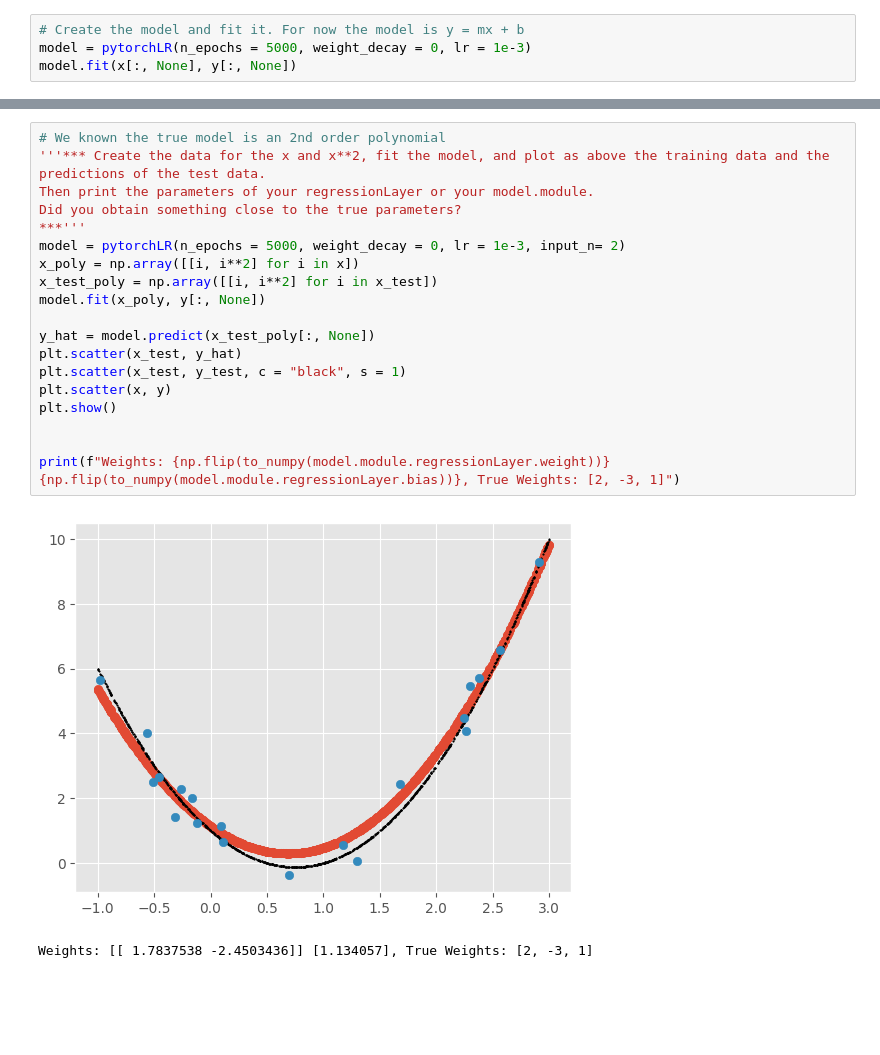
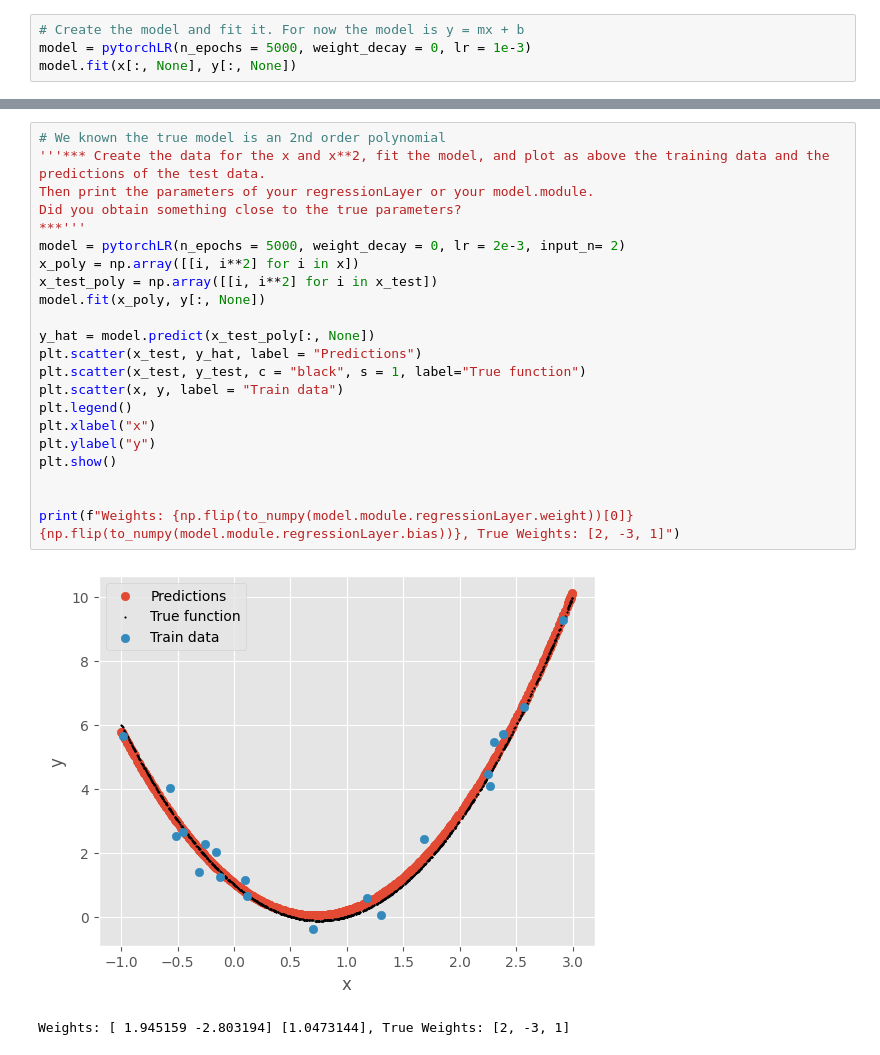
Before and after one commit to Crashprn/DeepLearningTheory, a Jupyter notebook: HW-2/Grogan_Cody_HW2Code.ipynb, the cells around one changed output, grey strips where cells are left out. Drawn from its saved outputs; the diff is of its cells as text; blank space fills up the shorter version.

```diff
--- a/HW-2/Grogan_Cody_HW2Code.ipynb
+++ b/HW-2/Grogan_Cody_HW2Code.ipynb
@@ -113,25 +116,28 @@ plt.show()
 # %%
 # We known the true model is an 2nd order polynomial
 '''*** Create the data for the x and x**2, fit the model, and plot as above the training data and the predictions of the test data.
 Then print the parameters of your regressionLayer or your model.module.
 Did you obtain something close to the true parameters?
 ***'''
-model = pytorchLR(n_epochs = 5000, weight_decay = 0, lr = 1e-3, input_n= 2)
+model = pytorchLR(n_epochs = 5000, weight_decay = 0, lr = 2e-3, input_n= 2)
 x_poly = np.array([[i, i**2] for i in x])
 x_test_poly = np.array([[i, i**2] for i in x_test])
 model.fit(x_poly, y[:, None])
 
 y_hat = model.predict(x_test_poly[:, None])
-plt.scatter(x_test, y_hat)
-plt.scatter(x_test, y_test, c = "black", s = 1)
-plt.scatter(x, y)
+plt.scatter(x_test, y_hat, label = "Predictions")
+plt.scatter(x_test, y_test, c = "black", s = 1, label="True function")
+plt.scatter(x, y, label = "Train data")
+plt.legend()
+plt.xlabel("x")
+plt.ylabel("y")
 plt.show()
 
 
-print(f"Weights: {np.flip(to_numpy(model.module.regressionLayer.weight))} {np.flip(to_numpy(model.module.regressionLayer.bias))}, True Weights: [2, -3, 1]")
+print(f"Weights: {np.flip(to_numpy(model.module.regressionLayer.weight))[0]} {np.flip(to_numpy(model.module.regressionLayer.bias))}, True Weights: [2, -3, 1]")
 # %% [output]
-[figure, old version]
+[figure, new version]
-Weights: [[ 1.7837538 -2.4503436]] [1.134057], True Weights: [2, -3, 1]
+Weights: [ 1.945159 -2.803194] [1.0473144], True Weights: [2, -3, 1]
 # %%
 '''*** Create the data for a 5 degree polynomial and fit it. Should you get a better MSE than for the previous two models?.
 hint: you might need to play with the learning rate until you obtain a good value
```
Also changed, not shown: parts of 3 cells of this notebook, 4 other files.
